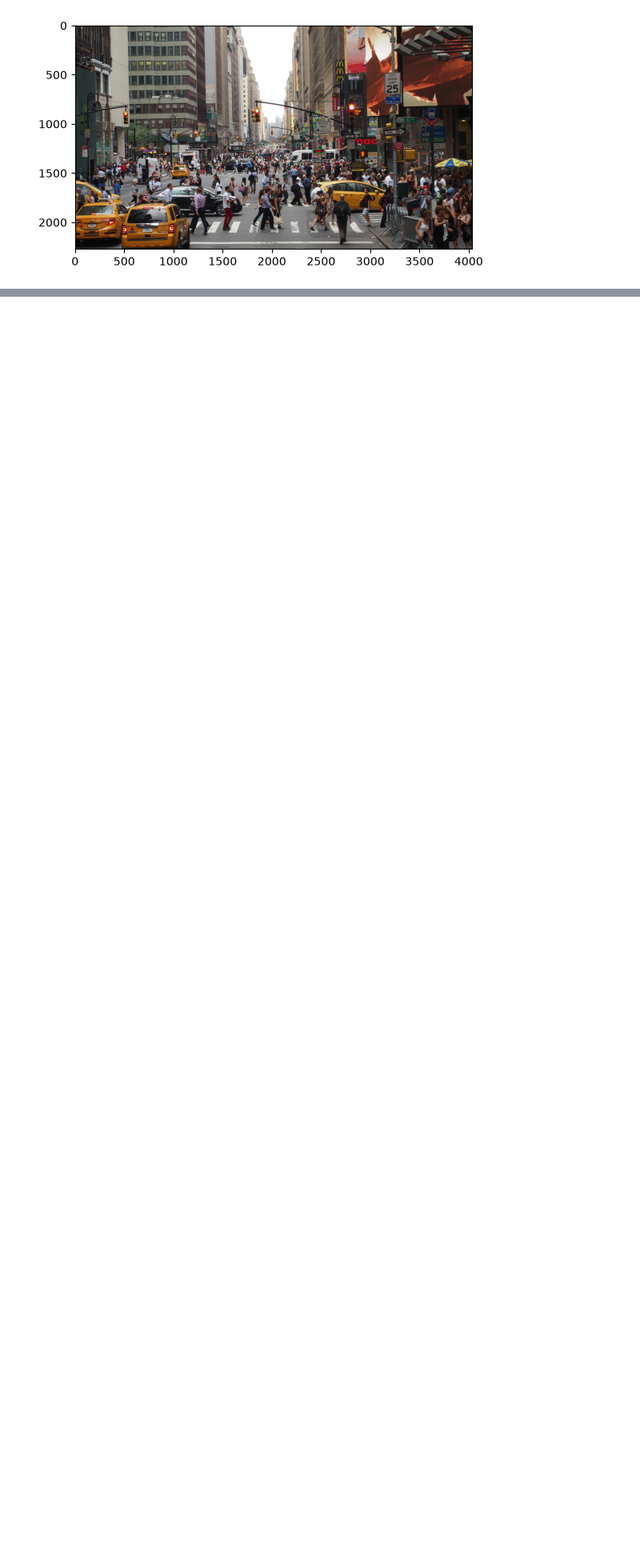
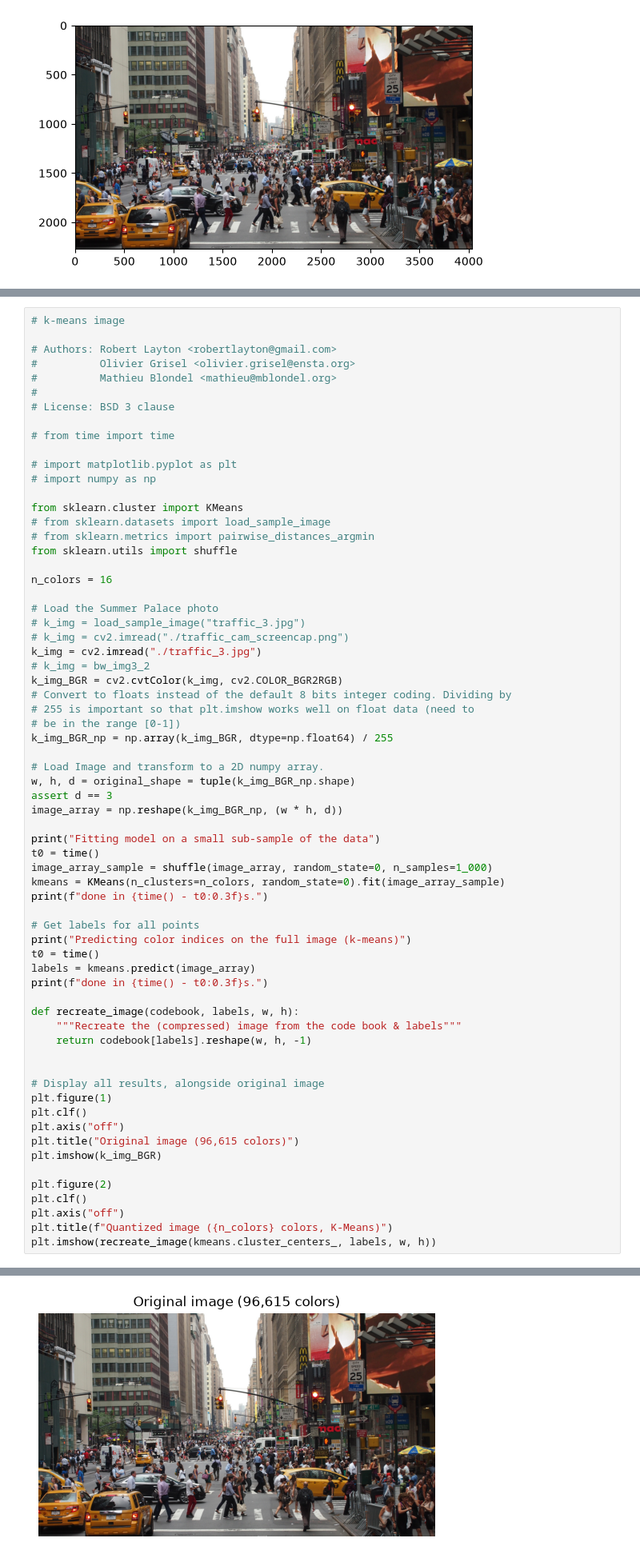
Before and after one commit to Badbenjamin/TRAFFIC_VISION, a Jupyter notebook: Traffic_vision.ipynb, the cells around one changed output, grey strips where cells are left out. Shown at 80% size. Cells and saved outputs as stored; diff of their text form; blank space fills up the shorter version.

```diff
--- a/Traffic_vision.ipynb
+++ b/Traffic_vision.ipynb
@@ -131,2 +136,69 @@ else:
 56 objects found
 [figure]
+# %%
+# k-means image
+
+# Authors: Robert Layton <robertlayton@gmail.com>
+#          Olivier Grisel <olivier.grisel@ensta.org>
+#          Mathieu Blondel <mathieu@mblondel.org>
+#
+# License: BSD 3 clause
+
+# from time import time
+
+# import matplotlib.pyplot as plt
+# import numpy as np
+
+from sklearn.cluster import KMeans
+# from sklearn.datasets import load_sample_image
+# from sklearn.metrics import pairwise_distances_argmin
+from sklearn.utils import shuffle
+
+n_colors = 16
+
+# Load the Summer Palace photo
+# k_img = load_sample_image("traffic_3.jpg")
+# k_img = cv2.imread("./traffic_cam_screencap.png")
+k_img = cv2.imread("./traffic_3.jpg")
+# k_img = bw_img3_2
+k_img_BGR = cv2.cvtColor(k_img, cv2.COLOR_BGR2RGB)
+# Convert to floats instead of the default 8 bits integer coding. Dividing by
+# 255 is important so that plt.imshow works well on float data (need to
+# be in the range [0-1])
+k_img_BGR_np = np.array(k_img_BGR, dtype=np.float64) / 255
+
+# Load Image and transform to a 2D numpy array.
+w, h, d = original_shape = tuple(k_img_BGR_np.shape)
+assert d == 3
+image_array = np.reshape(k_img_BGR_np, (w * h, d))
+
+print("Fitting model on a small sub-sample of the data")
+t0 = time()
+image_array_sample = shuffle(image_array, random_state=0, n_samples=1_000)
+kmeans = KMeans(n_clusters=n_colors, random_state=0).fit(image_array_sample)
+print(f"done in {time() - t0:0.3f}s.")
+
+# Get labels for all points
+print("Predicting color indices on the full image (k-means)")
+t0 = time()
+labels = kmeans.predict(image_array)
+print(f"done in {time() - t0:0.3f}s.")
+
+def recreate_image(codebook, labels, w, h):
+    """Recreate the (compressed) image from the code book & labels"""
+    return codebook[labels].reshape(w, h, -1)
+
+
+# Display all results, alongside original image
+plt.figure(1)
+plt.clf()
+plt.axis("off")
+plt.title("Original image (96,615 colors)")
+plt.imshow(k_img_BGR)
+
+plt.figure(2)
+plt.clf()
+plt.axis("off")
+plt.title(f"Quantized image ({n_colors} colors, K-Means)")
+plt.imshow(recreate_image(kmeans.cluster_centers_, labels, w, h))
+# %% [output]
@@ -132,0 +210 @@ else:
+[figure, added]
```
Also changed, not shown: parts of 3 cells of this notebook, 3 other files.
